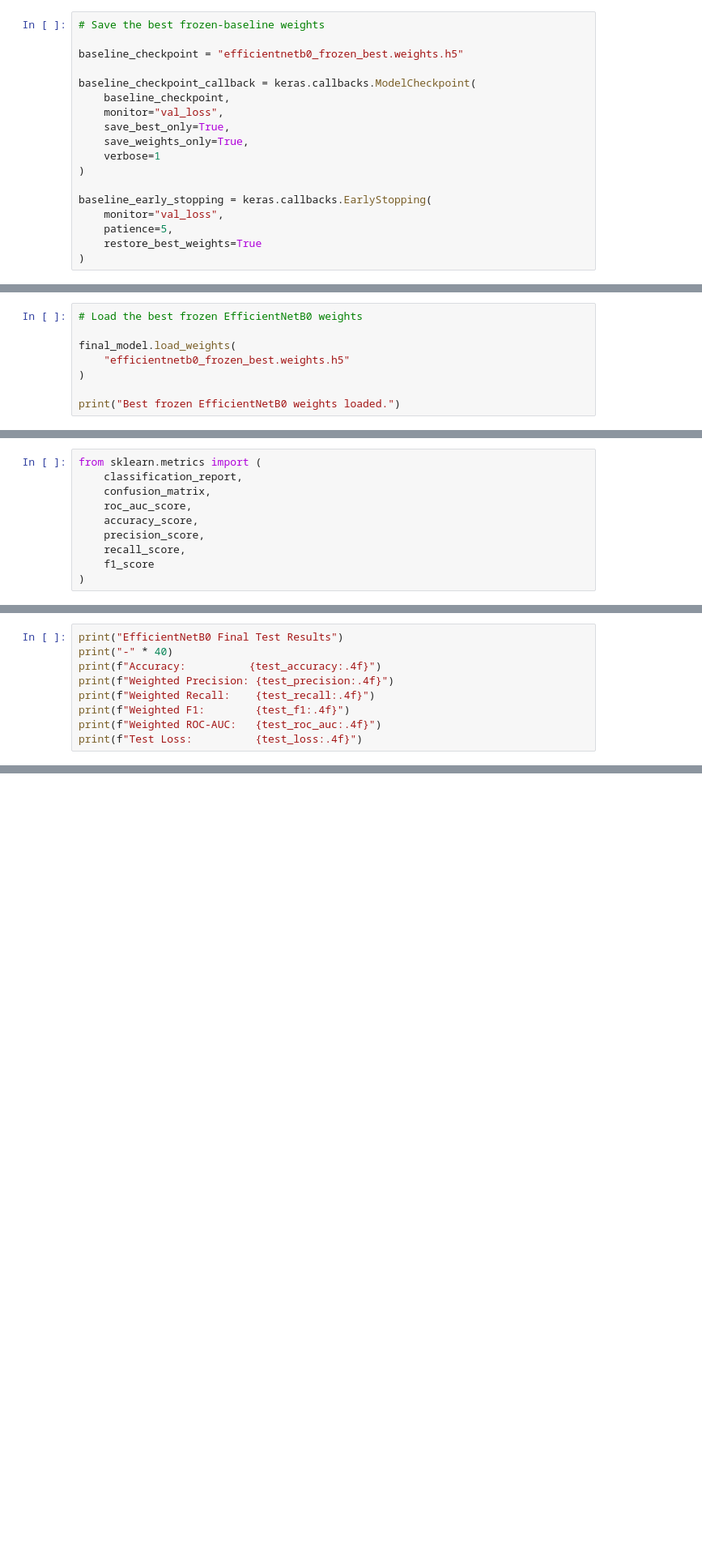
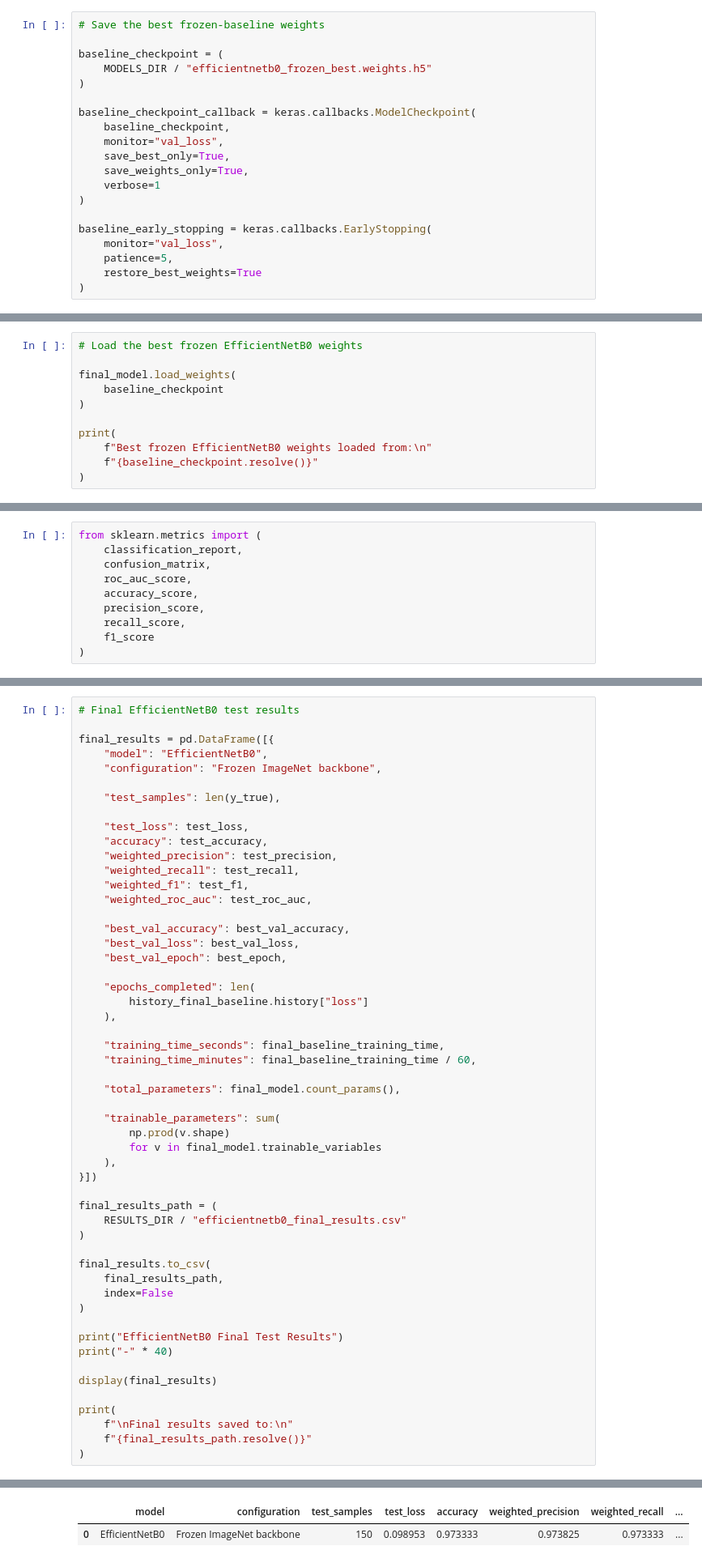
Before and after one commit to Y04Assignments/plant-disease-classification, a Jupyter notebook: notebooks/06_EfficientNetB0.ipynb, the cells around one changed output, grey strips where cells are left out. Shown at 81% size. Drawn from its saved outputs; the diff is of its cells as text; blank space fills up the shorter version.

```diff
--- a/notebooks/06_EfficientNetB0.ipynb
+++ b/notebooks/06_EfficientNetB0.ipynb
@@ -660,7 +689,9 @@ Backbone trainable: False
 # %%
 # Save the best frozen-baseline weights
 
-baseline_checkpoint = "efficientnetb0_frozen_best.weights.h5"
+baseline_checkpoint = (
+    MODELS_DIR / "efficientnetb0_frozen_best.weights.h5"
+)
 
 baseline_checkpoint_callback = keras.callbacks.ModelCheckpoint(
     baseline_checkpoint,
@@ -716,8 +778,11 @@ Training time: 315.63 seconds
 # Load the best frozen EfficientNetB0 weights
 
 final_model.load_weights(
-    "efficientnetb0_frozen_best.weights.h5"
+    baseline_checkpoint
 )
 
-print("Best frozen EfficientNetB0 weights loaded.")
+print(
+    f"Best frozen EfficientNetB0 weights loaded from:\n"
+    f"{baseline_checkpoint.resolve()}"
+)
 # %% [output]
@@ -871,14 +1000,58 @@ plt.show()
 # %% [output]
 [figure]
 # %%
+# Final EfficientNetB0 test results
+
+final_results = pd.DataFrame([{
+    "model": "EfficientNetB0",
+    "configuration": "Frozen ImageNet backbone",
+
+    "test_samples": len(y_true),
+
+    "test_loss": test_loss,
+    "accuracy": test_accuracy,
+    "weighted_precision": test_precision,
+    "weighted_recall": test_recall,
+    "weighted_f1": test_f1,
+    "weighted_roc_auc": test_roc_auc,
+
+    "best_val_accuracy": best_val_accuracy,
+    "best_val_loss": best_val_loss,
+    "best_val_epoch": best_epoch,
+
+    "epochs_completed": len(
+        history_final_baseline.history["loss"]
+    ),
+
+    "training_time_seconds": final_baseline_training_time,
+    "training_time_minutes": final_baseline_training_time / 60,
+
+    "total_parameters": final_model.count_params(),
+
+    "trainable_parameters": sum(
+        np.prod(v.shape)
+        for v in final_model.trainable_variables
+    ),
+}])
+
+final_results_path = (
+    RESULTS_DIR / "efficientnetb0_final_results.csv"
+)
+
+final_results.to_csv(
+    final_results_path,
+    index=False
+)
+
 print("EfficientNetB0 Final Test Results")
 print("-" * 40)
-print(f"Accuracy:          {test_accuracy:.4f}")
-print(f"Weighted Precision: {test_precision:.4f}")
-print(f"Weighted Recall:    {test_recall:.4f}")
-print(f"Weighted F1:        {test_f1:.4f}")
-print(f"Weighted ROC-AUC:   {test_roc_auc:.4f}")
-print(f"Test Loss:          {test_loss:.4f}")
+
+display(final_results)
+
+print(
+    f"\nFinal results saved to:\n"
+    f"{final_results_path.resolve()}"
+)
 # %% [output]
 EfficientNetB0 Final Test Results
 ----------------------------------------
@@ -890,0 +1058,2 @@ Test Loss:          0.1044
+|  | model | configuration | test_samples | test_loss | accuracy | weighted_precision | weighted_recall | ... |
+| 0 | EfficientNetB0 | Frozen ImageNet backbone | 150 | 0.098953 | 0.973333 | 0.973825 | 0.973333 | ... |
```
Also changed, not shown: parts of 19 cells of this notebook, 6 other files.
